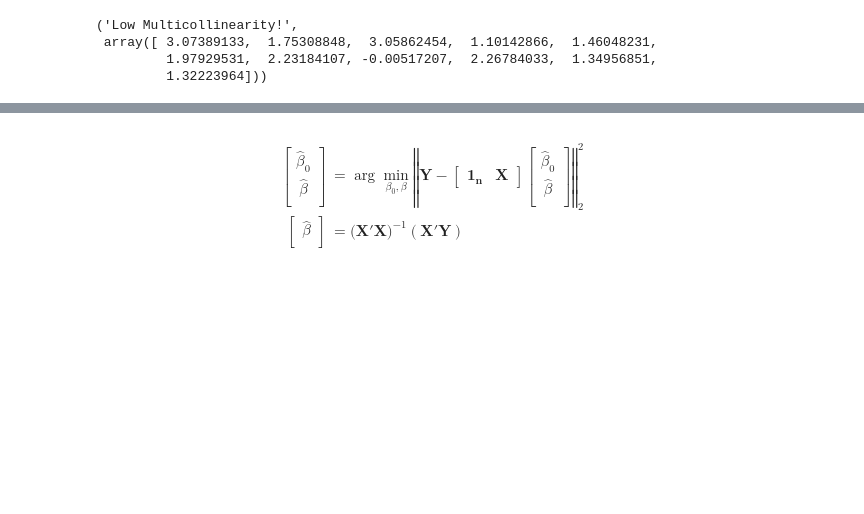
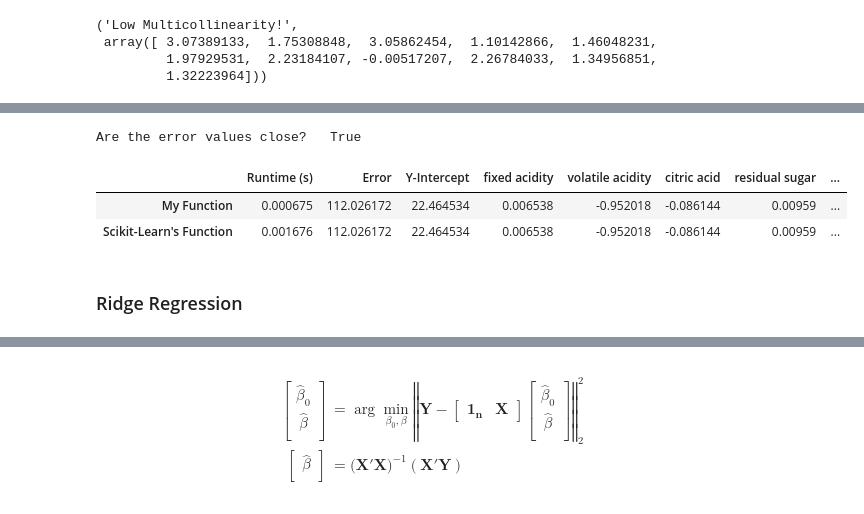
Before and after one commit to wyattowalsh/regularized-linear-regression-deep-dive, a Jupyter notebook: nb.ipynb, the cells around one changed output, grey strips where cells are left out. Cells and saved outputs as stored; diff of their text form; code cells hidden in the pictures; blank space fills up the shorter version.

Commit message:
New gitignore, completed nb through OLS (added introduction, and explanations), added compare function to utilities

```diff
--- a/nb.ipynb
+++ b/nb.ipynb
@@ -108,3 +180,12 @@ Are the error values close?   True
+# %%
+utils.compare('ols', X_train, y_train, X_test, y_test, list(train.columns[0:-1]))
+# %% [output]
+Are the error values close?   True
+|  | Runtime (s) | Error | Y-Intercept | fixed acidity | volatile acidity | citric acid | residual sugar | ... |
+| My Function | 0.000675 | 112.026172 | 22.464534 | 0.006538 | -0.952018 | -0.086144 | 0.00959 | ... |
+| Scikit-Learn's Function | 0.001676 | 112.026172 | 22.464534 | 0.006538 | -0.952018 | -0.086144 | 0.00959 | ... |
+# %% [markdown]
+### Ridge Regression
 # %%
 start = time.time()
 ridge = cv.ridge(X_train, y_train)
```
Also changed, not shown: parts of 25 cells of this notebook, 2 other files.
